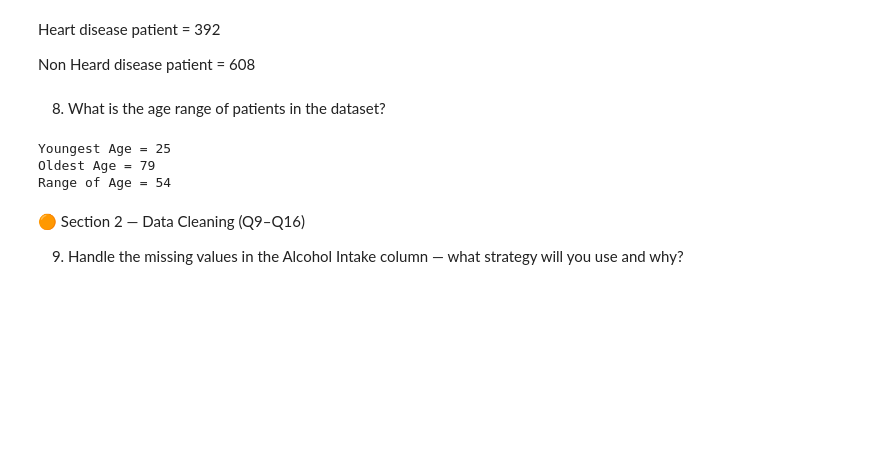
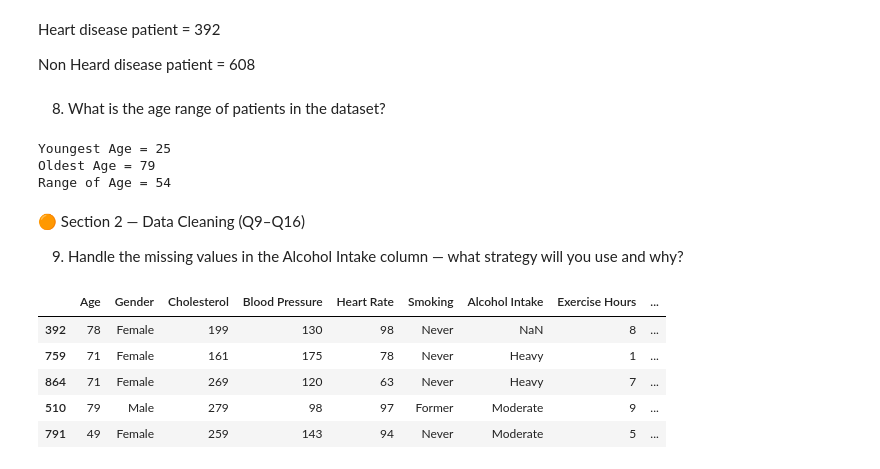
Before and after one commit to bikashsahani/heart-disease-analysis, a Jupyter notebook: heart_disease_analysis.ipynb, the cells around one changed output. Saved outputs shown, nothing was run; the diff lists cells and outputs as text; code cells hidden in the pictures; blank space fills up the shorter version.

Commit message:
data manipulation

```diff
--- a/heart_disease_analysis.ipynb
+++ b/heart_disease_analysis.ipynb
@@ -211,3 +211,12 @@ Range of Age = 54
 🟠 Section 2 — Data Cleaning (Q9–Q16)
 
 9. Handle the missing values in the Alcohol Intake column — what strategy will you use and why?
+# %%
+data.sample(5)
+# %% [output]
+|  | Age | Gender | Cholesterol | Blood Pressure | Heart Rate | Smoking | Alcohol Intake | Exercise Hours | ... |
+| 392 | 78 | Female | 199 | 130 | 98 | Never | NaN | 8 | ... |
+| 759 | 71 | Female | 161 | 175 | 78 | Never | Heavy | 1 | ... |
+| 864 | 71 | Female | 269 | 120 | 63 | Never | Heavy | 7 | ... |
+| 510 | 79 | Male | 279 | 98 | 97 | Former | Moderate | 9 | ... |
+| 791 | 49 | Female | 259 | 143 | 94 | Never | Moderate | 5 | ... |
```
Also changed, not shown: parts of 35 cells of this notebook.
